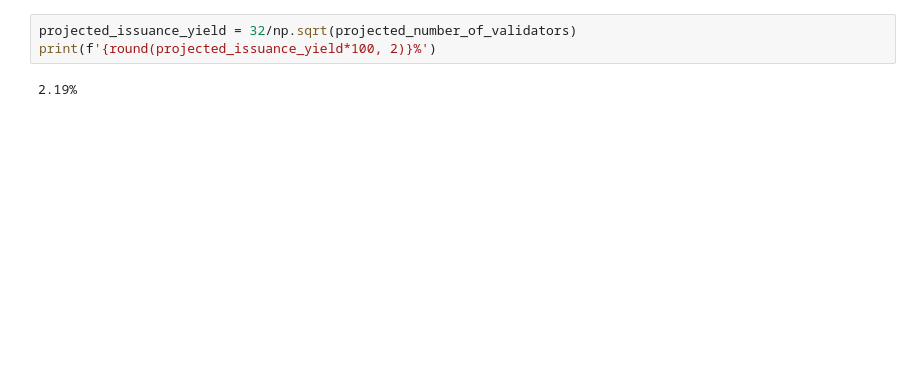
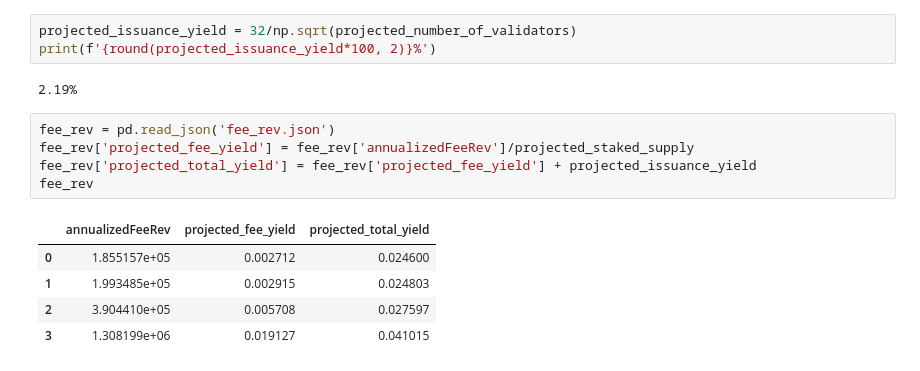
Before and after one commit to BenedettiLucca/mergeData-Backend, a Jupyter notebook: pos.ipynb, the cells around one changed output. Saved outputs shown, nothing was run; the diff lists cells and outputs as text; blank space fills up the shorter version.

```diff
--- a/pos.ipynb
+++ b/pos.ipynb
@@ -115,3 +115,14 @@ projected_issuance_yield = 32/np.sqrt(projected_number_of_validators)
 print(f'{round(projected_issuance_yield*100, 2)}%')
 # %% [output]
 2.19%
+# %%
+fee_rev = pd.read_json('fee_rev.json')
+fee_rev['projected_fee_yield'] = fee_rev['annualizedFeeRev']/projected_staked_supply
+fee_rev['projected_total_yield'] = fee_rev['projected_fee_yield'] + projected_issuance_yield
+fee_rev
+# %% [output]
+|  | annualizedFeeRev | projected_fee_yield | projected_total_yield |
+| 0 | 1.855157e+05 | 0.002712 | 0.024600 |
+| 1 | 1.993485e+05 | 0.002915 | 0.024803 |
+| 2 | 3.904410e+05 | 0.005708 | 0.027597 |
+| 3 | 1.308199e+06 | 0.019127 | 0.041015 |
```
Also changed, not shown: parts of 8 cells of this notebook, 2 other files.
